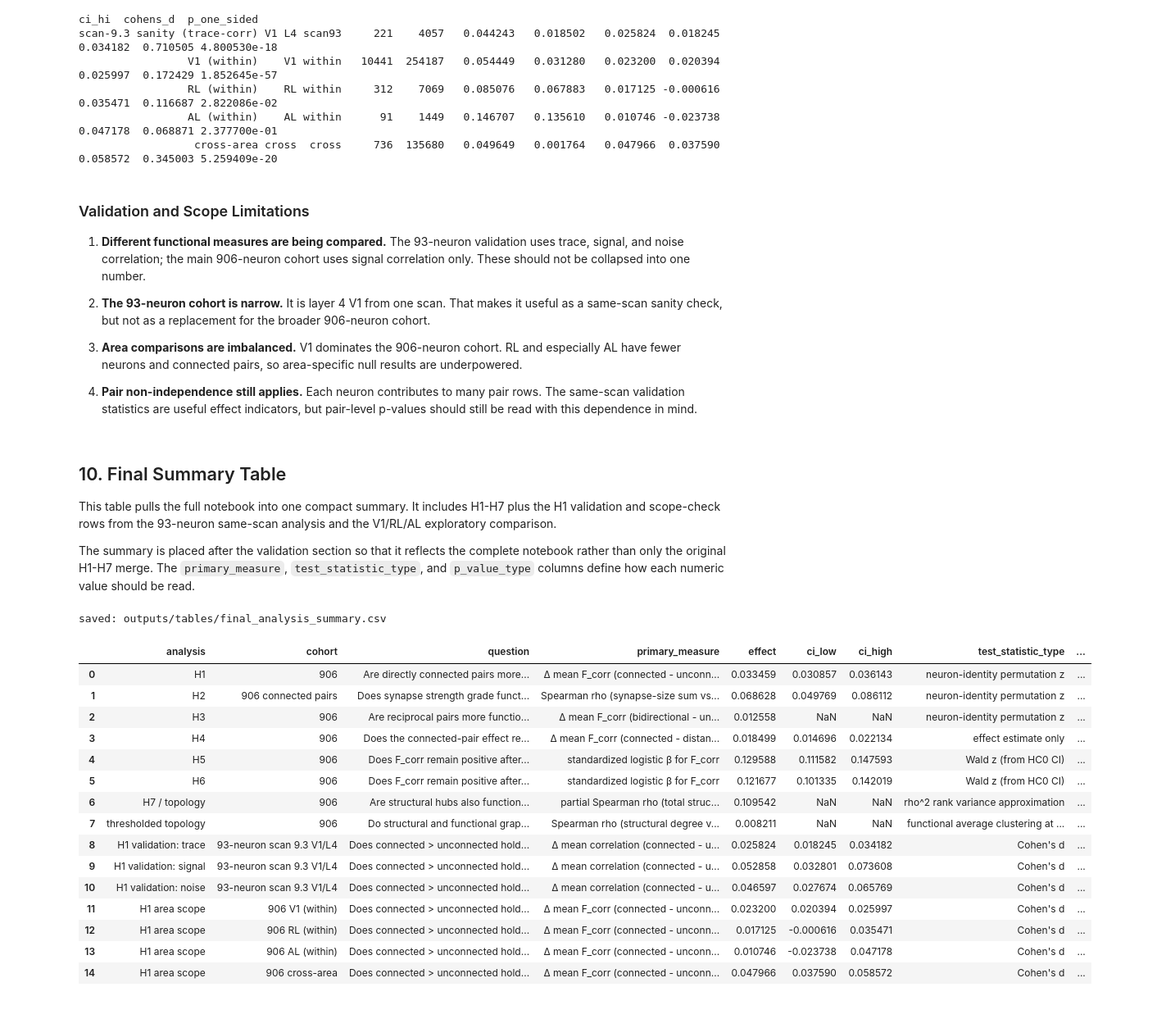
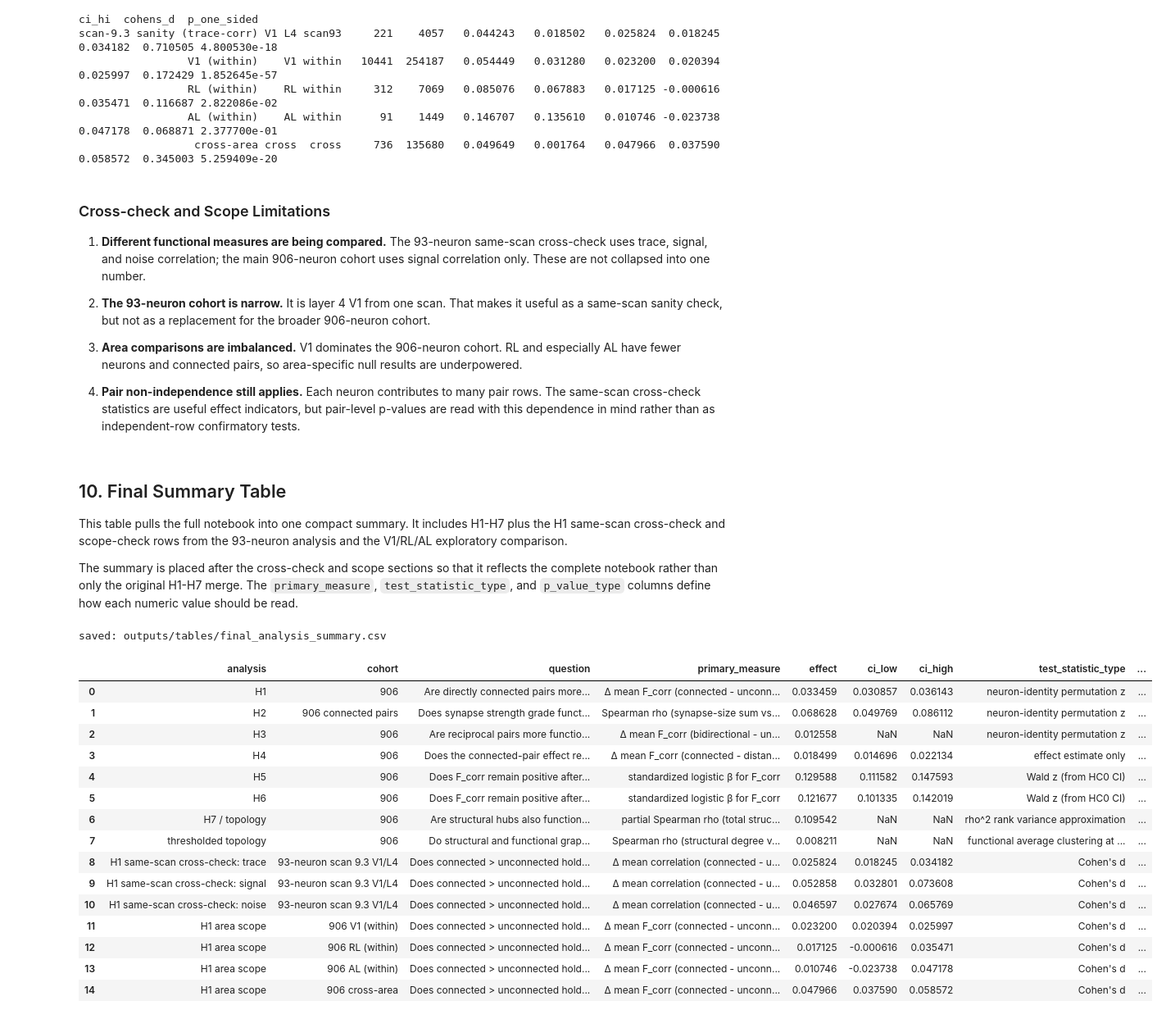
Before and after one commit to BCRLeo/Neuro, a Jupyter notebook: FINAL.ipynb, the cells around one changed output. Shown at 82% size. Saved outputs shown, nothing was run; the diff lists cells and outputs as text; code cells hidden in the pictures.

```diff
--- a/FINAL.ipynb
+++ b/FINAL.ipynb
@@ -1159,5 +1159,5 @@ Within-stratum and across-stratum effects should both stay positive and signific
 # %%
-# H5 (a) · stratified bootstrap + Mann-Whitney for each (feature, value) bucket
+# H5 (a) · same/different-label bootstrap + Mann-Whitney for each (feature, value) bucket
 strat_rows = []
 for col in ['same_area', 'same_layer', 'same_celltype']:
     for v in [True, False]:
@@ -1175,7 +1175,7 @@ strat = pd.DataFrame(strat_rows)
 print(strat.to_string(index=False))
 for r in strat.itertuples():
     RESULTS.append({
-        'hypothesis': 'H5', 'test': f'stratum {r.feature}={r.value}',
+        'hypothesis': 'H5', 'test': f'composition group {r.feature}={r.value}',
         'mean_diff': r.mean_diff, 'ci_lo': r.ci_lo, 'ci_hi': r.ci_hi, 'p': r.p,
         'note': f'n_conn={r.n_conn}, n_unconn={r.n_unconn}',
     })
@@ -1188,7 +1188,7 @@ for r in strat.itertuples():
 same_celltype   True    4993    129731   0.032937 0.028829 0.036892 5.497337e-53
 same_celltype  False    6587    268654   0.031015 0.027559 0.034572 3.269075e-70
 # %%
-# H5 (a) · forest plot — colour by feature, marker by within (●) / across (■)
+# H5 (a) · forest plot — colour by feature, marker by same-label (●) / different-label (■)
 feat_colors = {
     'same_area':     RAMP_FORE(0.30),
     'same_layer':    RAMP_FORE(0.55),
@@ -1199,7 +1199,7 @@ ypos    = np.arange(len(strat))[::-1]
 ylabels = []
 for y_, r in zip(ypos, strat.itertuples()):
     feat_short = r.feature.replace('same_', '')
-    where      = 'within' if r.value else 'across'
+    where      = 'same-label' if r.value else 'different-label'
     marker     = 'o' if r.value else 's'
     color      = feat_colors[r.feature]
     ax.errorbar(r.mean_diff, y_,
@@ -1211,15 +1211,15 @@ for y_, r in zip(ypos, strat.itertuples()):
 ax.axvline(0, color='0.4', lw=0.7, ls=':')
 ax.set_yticks(ypos); ax.set_yticklabels(ylabels, fontsize=9)
 ax.set_xlabel(r'$\Delta$ mean $F_{corr}$  (connected − unconnected)')
-ax.set_title('H5(a) · Within- and across-stratum H1 retest')
+ax.set_title('H5(a) · Same/different-label H1 retest')
 
 # Generous left margin so labels fit, and a touch of right margin so p-values + legend
 # coexist without overlap. The marker-shape legend lives in the bottom-right corner —
 # the celltype-across point sits near x=0.03 with its p-value text at x≈0.045, so the
 # region (x>0.058) is comfortably empty.
 ax.set_xlim(-0.012, 0.072)
-lg_h = [Line2D([0], [0], marker='o', color='w', markerfacecolor='0.3', markersize=8, label='within stratum'),
-        Line2D([0], [0], marker='s', color='w', markerfacecolor='0.3', markersize=8, label='across stratum')]
+lg_h = [Line2D([0], [0], marker='o', color='w', markerfacecolor='0.3', markersize=8, label='same label'),
+        Line2D([0], [0], marker='s', color='w', markerfacecolor='0.3', markersize=8, label='different label')]
 ax.legend(handles=lg_h, loc='upper right', frameon=True,
           facecolor='white', edgecolor='0.85', fontsize=9)
 fig.tight_layout()
@@ -2963,21 +2963,21 @@ scan-9.3 sanity (trace-corr) V1 L4 scan93     221    4057   0.044243   0.018502
                  AL (within)    AL within      91    1449   0.146707   0.135610   0.010746 -0.023738 0.047178  0.068871 2.377700e-01
                   cross-area cross  cross     736  135680   0.049649   0.001764   0.047966  0.037590 0.058572  0.345003 5.259409e-20
 # %% [markdown]
-### Validation and Scope Limitations
+### Cross-check and Scope Limitations
 
-1. **Different functional measures are being compared.** The 93-neuron validation uses trace, signal, and noise correlation; the main 906-neuron cohort uses signal correlation only. These should not be collapsed into one number.
+1. **Different functional measures are being compared.** The 93-neuron same-scan cross-check uses trace, signal, and noise correlation; the main 906-neuron cohort uses signal correlation only. These are not collapsed into one number.
 
 2. **The 93-neuron cohort is narrow.** It is layer 4 V1 from one scan. That makes it useful as a same-scan sanity check, but not as a replacement for the broader 906-neuron cohort.
 
 3. **Area comparisons are imbalanced.** V1 dominates the 906-neuron cohort. RL and especially AL have fewer neurons and connected pairs, so area-specific null results are underpowered.
 
-4. **Pair non-independence still applies.** Each neuron contributes to many pair rows. The same-scan validation statistics are useful effect indicators, but pair-level p-values should still be read with this dependence in mind.
+4. **Pair non-independence still applies.** Each neuron contributes to many pair rows. The same-scan cross-check statistics are useful effect indicators, but pair-level p-values are read with this dependence in mind rather than as independent-row confirmatory tests.
 # %% [markdown]
 ## 10. Final Summary Table
 
-This table pulls the full notebook into one compact summary. It includes H1-H7 plus the H1 validation and scope-check rows from the 93-neuron same-scan analysis and the V1/RL/AL exploratory comparison.
+This table pulls the full notebook into one compact summary. It includes H1-H7 plus the H1 same-scan cross-check and scope-check rows from the 93-neuron analysis and the V1/RL/AL exploratory comparison.
 
-The summary is placed after the validation section so that it reflects the complete notebook rather than only the original H1-H7 merge. The `primary_measure`, `test_statistic_type`, and `p_value_type` columns define how each numeric value should be read.
+The summary is placed after the cross-check and scope sections so that it reflects the complete notebook rather than only the original H1-H7 merge. The `primary_measure`, `test_statistic_type`, and `p_value_type` columns define how each numeric value should be read.
 # %%
 def add_final_row(rows, analysis, cohort, question, primary_measure, effect,
                   ci_low=np.nan, ci_high=np.nan, test_statistic_type='not applicable',
@@ -3067,15 +3067,15 @@ for hyp, preferred_test, question, primary_measure, p_type, short in [
         'distance-matched',
         'Does the connected-pair effect remain after distance matching?',
         'Δ mean F_corr (connected - distance-matched unconnected)',
-        'one-sided Mann-Whitney',
+        'one-sided Mann-Whitney (pair-level)',
         'Supported: the connected-pair effect shrinks under distance matching but remains positive.',
     ),
     (
         'H5',
         'joint logistic β(f_corr | dist, area, layer, celltype)',
-        'Does F_corr remain positive after distance and composition controls?',
+        'Does F_corr remain positive after distance and coarse composition controls?',
         'standardized logistic β for F_corr',
-        'HC0 logistic Wald p-value',
+        'HC0 logistic Wald p-value (pair-level rows)',
         'Supported: F_corr remains positive after coarse composition controls.',
     ),
     (
@@ -3083,7 +3083,7 @@ for hyp, preferred_test, question, primary_measure, p_type, short in [
         'joint logistic β(f_corr | ori_sim, dist)',
         'Does F_corr remain positive after orientation similarity and distance controls?',
         'standardized logistic β for F_corr',
-        'HC0 logistic Wald p-value',
+        'HC0 logistic Wald p-value (pair-level rows)',
         'Supported with caveat: F_corr remains positive; orientation adds a smaller residual bias.',
     ),
 ]:
@@ -3148,7 +3148,7 @@ if 'h1_by_measure93' in globals():
     for measure_name, result in h1_by_measure93.items():
         add_final_row(
             final_rows,
-            analysis=f'H1 validation: {measure_name}',
+            analysis=f'H1 same-scan cross-check: {measure_name}',
             cohort='93-neuron scan 9.3 V1/L4',
             question=f'Does connected > unconnected hold for {measure_name} correlation?',
             primary_measure='Δ mean correlation (connected - unconnected)',
@@ -3157,9 +3157,9 @@ if 'h1_by_measure93' in globals():
             ci_high=result['ci_hi'],
             test_statistic_type="Cohen's d",
             test_statistic=result['cohens_d'],
-            p_value_type='one-sided Mann-Whitney',
+            p_value_type='one-sided Mann-Whitney (pair-level)',
             p_value=result['p_one_sided'],
-            interpretation_short=f'Supported for {measure_name} correlation.' if result['p_one_sided'] < 0.05 else f'Not resolved for {measure_name} correlation.',
+            interpretation_short=f'Supported as a same-scan cross-check for {measure_name} correlation.' if result['p_one_sided'] < 0.05 else f'Not resolved as a same-scan cross-check for {measure_name} correlation.',
         )
 
 if 'area_results906' in globals():
@@ -3168,37 +3168,37 @@ if 'area_results906' in globals():
             final_rows,
             analysis='H1 area scope',
             cohort=f"906 {result['comparison']}",
             question='Does connected > unconnected hold within or across areas?',
             primary_measure='Δ mean F_corr (connected - unconnected)',
             effect=result['mean_diff'],
             ci_low=result['ci_lo'],
             ci_high=result['ci_hi'],
             test_statistic_type="Cohen's d",
             test_statistic=result['cohens_d'],
-            p_value_type='one-sided Mann-Whitney',
+            p_value_type='one-sided Mann-Whitney (pair-level)',
             p_value=result['p_one_sided'],
             interpretation_short=f"Exploratory {result['comparison']}: effect size d={result['cohens_d']:+.2f}.",
         )
 
 final_summary = pd.DataFrame(final_rows)
 out_final = TBL_DIR / 'final_analysis_summary.csv'
 final_summary.to_csv(out_final, index=False)
 print(f'saved: {relpath(out_final)}')
 final_summary
 # %% [output]
 saved: outputs/tables/final_analysis_summary.csv
 |  | analysis | cohort | question | primary_measure | effect | ci_low | ci_high | test_statistic_type | ... |
 | 0 | H1 | 906 | Are directly connected pairs more... | Δ mean F_corr (connected - unconn... | 0.033459 | 0.030857 | 0.036143 | neuron-identity permutation z | ... |
 | 1 | H2 | 906 connected pairs | Does synapse strength grade funct... | Spearman rho (synapse-size sum vs... | 0.068628 | 0.049769 | 0.086112 | neuron-identity permutation z | ... |
 | 2 | H3 | 906 | Are reciprocal pairs more functio... | Δ mean F_corr (bidirectional - un... | 0.012558 | NaN | NaN | neuron-identity permutation z | ... |
 | 3 | H4 | 906 | Does the connected-pair effect re... | Δ mean F_corr (connected - distan... | 0.018499 | 0.014696 | 0.022134 | effect estimate only | ... |
 | 4 | H5 | 906 | Does F_corr remain positive after... | standardized logistic β for F_corr | 0.129588 | 0.111582 | 0.147593 | Wald z (from HC0 CI) | ... |
 | 5 | H6 | 906 | Does F_corr remain positive after... | standardized logistic β for F_corr | 0.121677 | 0.101335 | 0.142019 | Wald z (from HC0 CI) | ... |
 | 6 | H7 / topology | 906 | Are structural hubs also function... | partial Spearman rho (total struc... | 0.109542 | NaN | NaN | rho^2 rank variance approximation | ... |
 | 7 | thresholded topology | 906 | Do structural and functional grap... | Spearman rho (structural degree v... | 0.008211 | NaN | NaN | functional average clustering at ... | ... |
-| 8 | H1 validation: trace | 93-neuron scan 9.3 V1/L4 | Does connected > unconnected hold... | Δ mean correlation (connected - u... | 0.025824 | 0.018245 | 0.034182 | Cohen's d | ... |
-| 9 | H1 validation: signal | 93-neuron scan 9.3 V1/L4 | Does connected > unconnected hold... | Δ mean correlation (connected - u... | 0.052858 | 0.032801 | 0.073608 | Cohen's d | ... |
-| 10 | H1 validation: noise | 93-neuron scan 9.3 V1/L4 | Does connected > unconnected hold... | Δ mean correlation (connected - u... | 0.046597 | 0.027674 | 0.065769 | Cohen's d | ... |
+| 8 | H1 same-scan cross-check: trace | 93-neuron scan 9.3 V1/L4 | Does connected > unconnected hold... | Δ mean correlation (connected - u... | 0.025824 | 0.018245 | 0.034182 | Cohen's d | ... |
+| 9 | H1 same-scan cross-check: signal | 93-neuron scan 9.3 V1/L4 | Does connected > unconnected hold... | Δ mean correlation (connected - u... | 0.052858 | 0.032801 | 0.073608 | Cohen's d | ... |
+| 10 | H1 same-scan cross-check: noise | 93-neuron scan 9.3 V1/L4 | Does connected > unconnected hold... | Δ mean correlation (connected - u... | 0.046597 | 0.027674 | 0.065769 | Cohen's d | ... |
 | 11 | H1 area scope | 906 V1 (within) | Does connected > unconnected hold... | Δ mean F_corr (connected - unconn... | 0.023200 | 0.020394 | 0.025997 | Cohen's d | ... |
 | 12 | H1 area scope | 906 RL (within) | Does connected > unconnected hold... | Δ mean F_corr (connected - unconn... | 0.017125 | -0.000616 | 0.035471 | Cohen's d | ... |
 | 13 | H1 area scope | 906 AL (within) | Does connected > unconnected hold... | Δ mean F_corr (connected - unconn... | 0.010746 | -0.023738 | 0.047178 | Cohen's d | ... |
```
Also changed, not shown: parts of 30 cells of this notebook.
